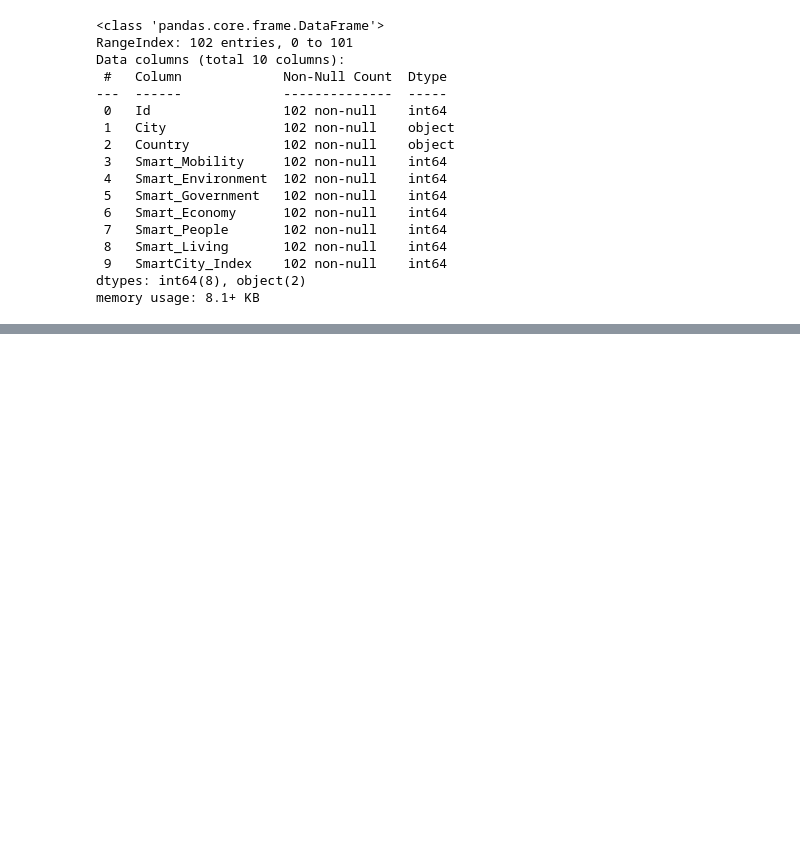
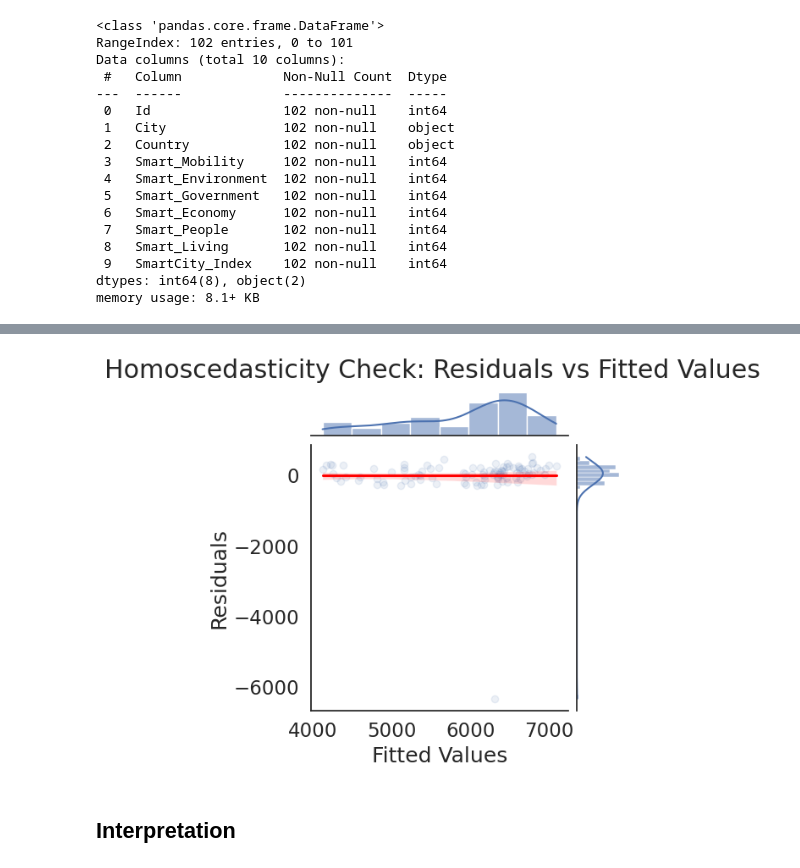
Before and after one commit to HumphreyHZ/CASA0006, a Jupyter notebook: DSSS.ipynb, the cells around one changed output, grey strips where cells are left out. Saved outputs shown, nothing was run; the diff lists cells and outputs as text; code cells hidden in the pictures; blank space fills up the shorter version.

```diff
--- a/DSSS.ipynb
+++ b/DSSS.ipynb
@@ -177,0 +235,31 @@ Name: City, dtype: int64
+# %%
+# Assuming 'df' is your DataFrame with the original data
+import statsmodels.api as sm
+from statsmodels.formula.api import ols
+
+import warnings
+warnings.filterwarnings('ignore', category=FutureWarning)
+# Define the regression model
+model = ols('index ~ mobility + environment + economy + people + living', data=sci).fit()
+
+# Compute fitted values and residuals
+sci['fitted_values'] = model.fittedvalues
+sci['residuals'] = model.resid
+
+# Now create the jointplot
+sns.jointplot(data=sci,
+               x='fitted_values',  # Fitted values from the regression model
+               y='residuals',      # Residuals from the regression model
+               kind="reg",         # Regression and scatterplot
+               scatter_kws={'alpha': 0.1},  # Transparency of the scatterplot points
+               line_kws={'color': 'red'},   # Color of the regression line
+               height=5)          # Height of the plot in inches
+
+plt.xlabel('Fitted Values')  # Label for the x-axis
+plt.ylabel('Residuals')      # Label for the y-axis
+plt.suptitle('Homoscedasticity Check: Residuals vs Fitted Values', y=1.02)  # Title for the plot, adjusted position
+plt.show()
+# %% [output]
+[figure, added]
+# %% [markdown]
+## Interpretation
```
Also changed, not shown: parts of 34 cells of this notebook.
